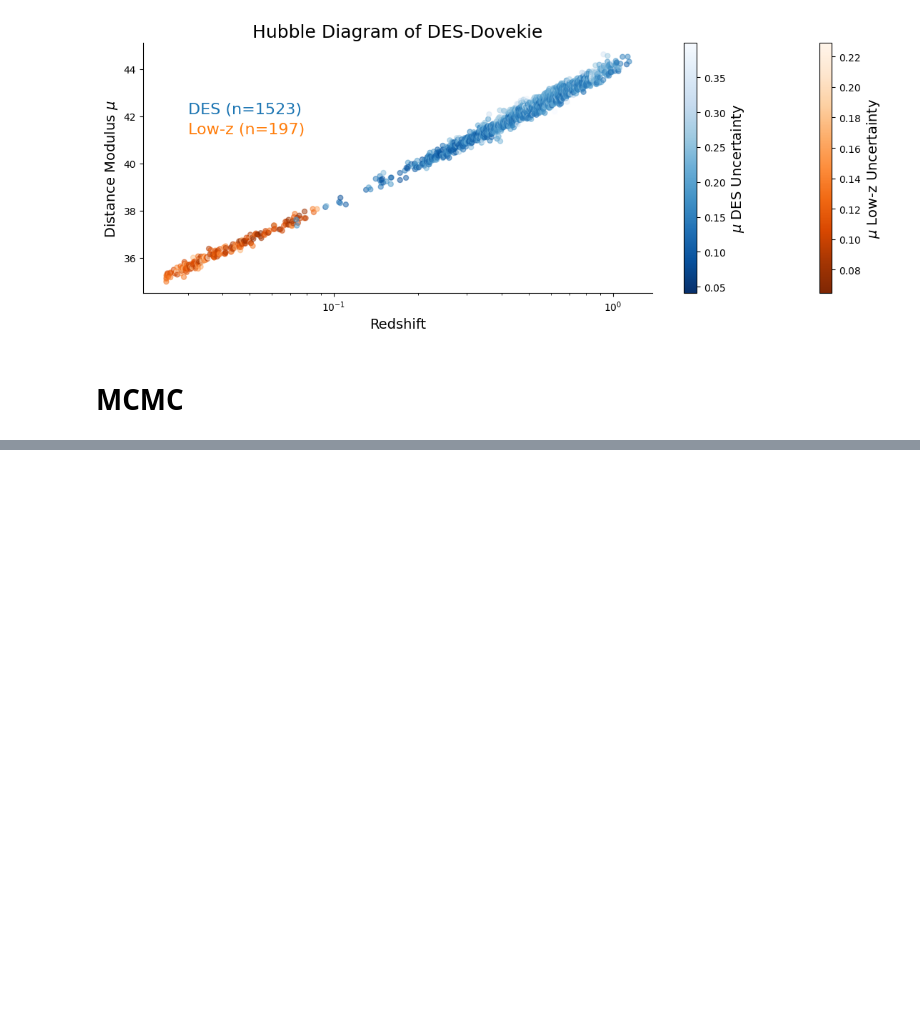
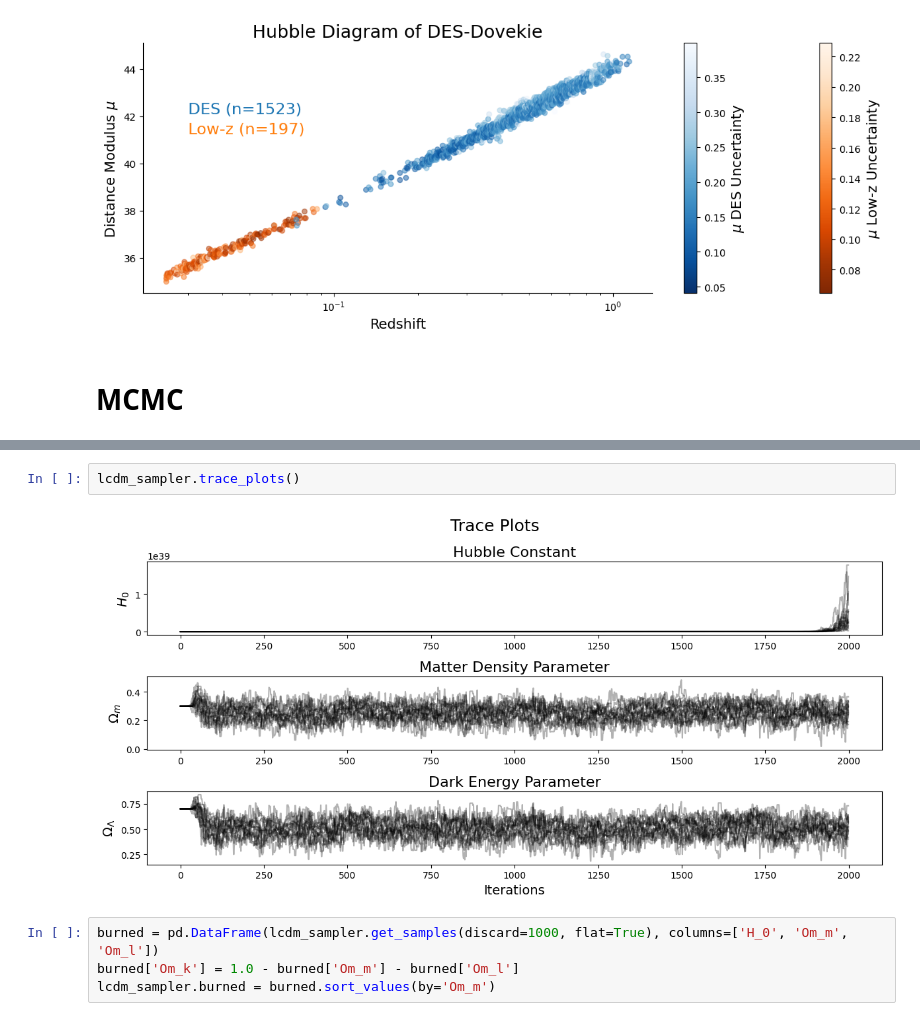
Before and after one commit to MagicalBean/DES_MCMC, a Jupyter notebook: workthrough.ipynb, the cells around one changed output, grey strips where cells are left out. Cells and saved outputs as stored; diff of their text form; blank space fills up the shorter version.

```diff
--- a/workthrough.ipynb
+++ b/workthrough.ipynb
@@ -198,0 +115,8 @@ print([ln_prior(x) for x in p0])
+# %%
+lcdm_sampler.trace_plots()
+# %% [output]
+[figure, added]
+# %%
+burned = pd.DataFrame(lcdm_sampler.get_samples(discard=1000, flat=True), columns=['H_0', 'Om_m', 'Om_l'])
+burned['Om_k'] = 1.0 - burned['Om_m'] - burned['Om_l']
+lcdm_sampler.burned = burned.sort_values(by='Om_m')
```
Also changed, not shown: parts of 25 cells of this notebook, 30 other files.
